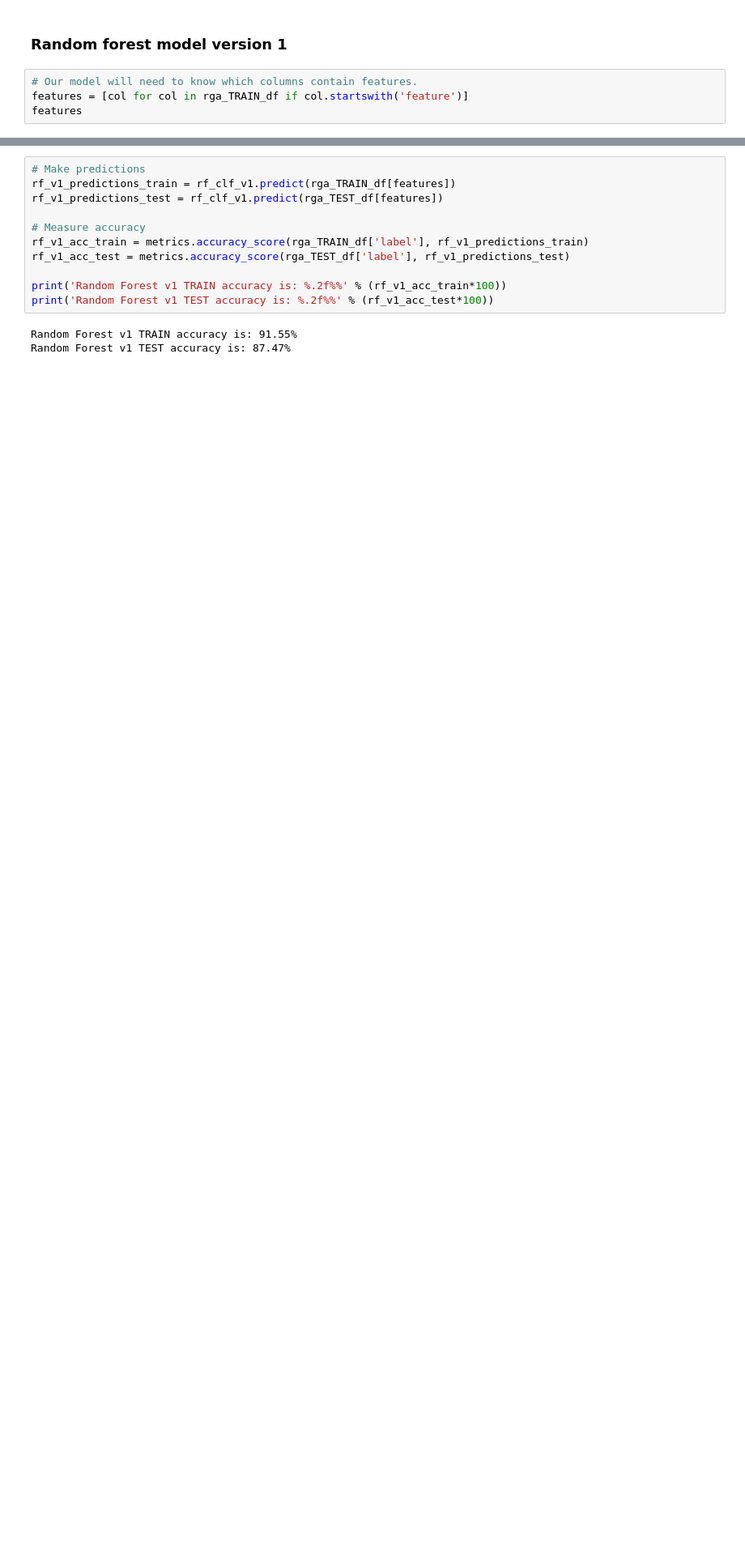
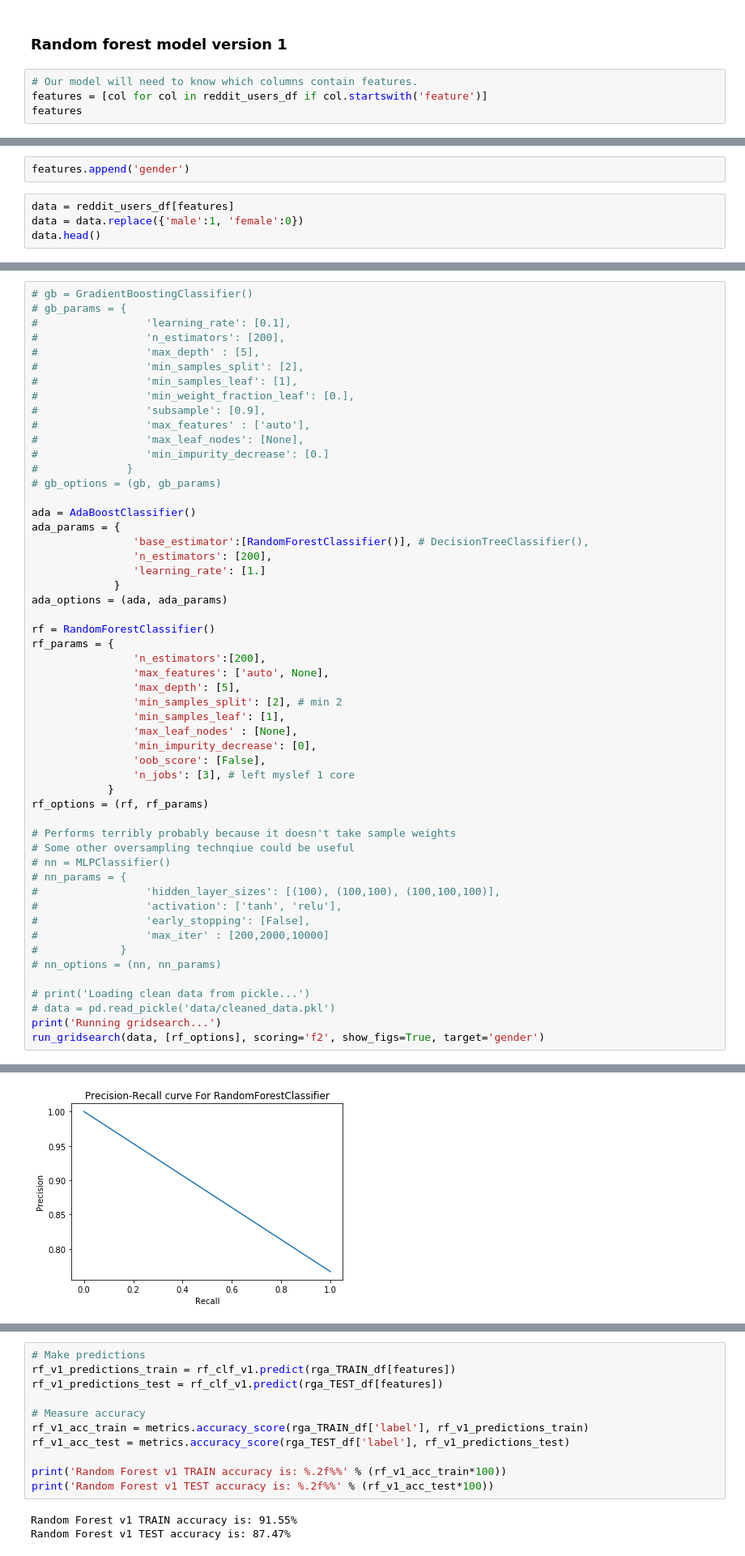
Before and after one commit to comma3/reddit-account-categorizer, a Jupyter notebook: Account_Categorizer_Subreddits.ipynb, the cells around one changed output, grey strips where cells are left out. Shown: that part at 81% size. Cells and saved outputs as stored; diff of their text form; blank space fills up the shorter version.

```diff
--- a/Account_Categorizer_Subreddits.ipynb
+++ b/Account_Categorizer_Subreddits.ipynb
@@ -235,6 +200,6 @@ pd.crosstab(rga_TRAIN_df['feature_past'], rga_TRAIN_df['label'])
 ### Random forest model version 1
 # %%
 # Our model will need to know which columns contain features.
-features = [col for col in rga_TRAIN_df if col.startswith('feature')]
+features = [col for col in reddit_users_df if col.startswith('feature')]
 features
 # %% [output]
@@ -261,0 +228,6 @@ len(features)
+# %%
+features.append('gender')
+# %%
+data = reddit_users_df[features]
+data = data.replace({'male':1, 'female':0})
+data.head()
@@ -261,0 +438,54 @@ len(features)
+# %%
+# gb = GradientBoostingClassifier()
+# gb_params = {
+#                 'learning_rate': [0.1],
+#                 'n_estimators': [200],
+#                 'max_depth' : [5],
+#                 'min_samples_split': [2],
+#                 'min_samples_leaf': [1],
+#                 'min_weight_fraction_leaf': [0.],
+#                 'subsample': [0.9],
+#                 'max_features' : ['auto'],
+#                 'max_leaf_nodes': [None],
+#                 'min_impurity_decrease': [0.]
+#              }
+# gb_options = (gb, gb_params)
+
+ada = AdaBoostClassifier()
+ada_params = {
+                'base_estimator':[RandomForestClassifier()], # DecisionTreeClassifier(),
+                'n_estimators': [200],
+                'learning_rate': [1.]
+             }
+ada_options = (ada, ada_params)
+
+rf = RandomForestClassifier()
+rf_params = {
+                'n_estimators':[200],
+                'max_features': ['auto', None],
+                'max_depth': [5],
+                'min_samples_split': [2], # min 2
+                'min_samples_leaf': [1],
+                'max_leaf_nodes' : [None],
+                'min_impurity_decrease': [0],
+                'oob_score': [False],
+                'n_jobs': [3], # left myslef 1 core
+            }
+rf_options = (rf, rf_params)
+
+# Performs terribly probably because it doesn't take sample weights
+# Some other oversampling technqiue could be useful
+# nn = MLPClassifier()
+# nn_params = {
+#                 'hidden_layer_sizes': [(100), (100,100), (100,100,100)],
+#                 'activation': ['tanh', 'relu'],
+#                 'early_stopping': [False],
+#                 'max_iter' : [200,2000,10000]
+#             }
+# nn_options = (nn, nn_params)
+
+# print('Loading clean data from pickle...')
+# data = pd.read_pickle('data/cleaned_data.pkl')
+print('Running gridsearch...')
+run_gridsearch(data, [rf_options], scoring='f2', show_figs=True, target='gender')
+# %% [output]
@@ -261,0 +509 @@ len(features)
+[figure, added]
```
Also changed, not shown: parts of 32 cells of this notebook, 2 other files.
